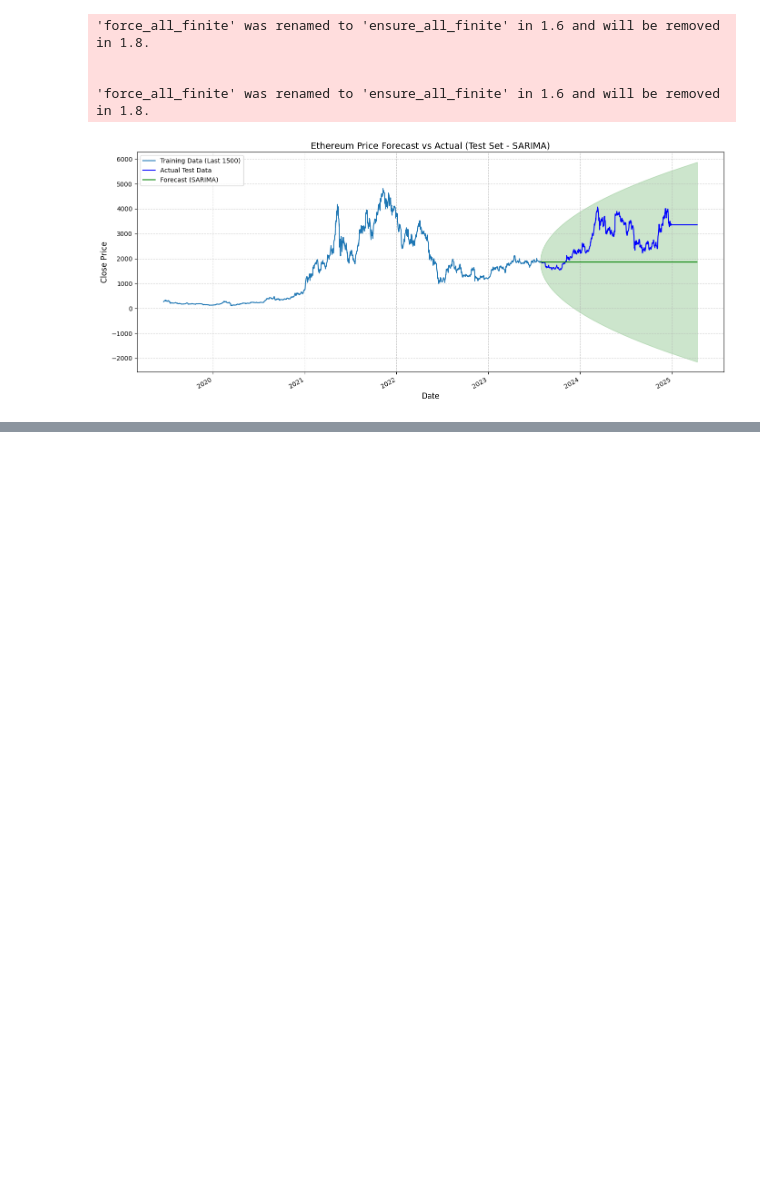
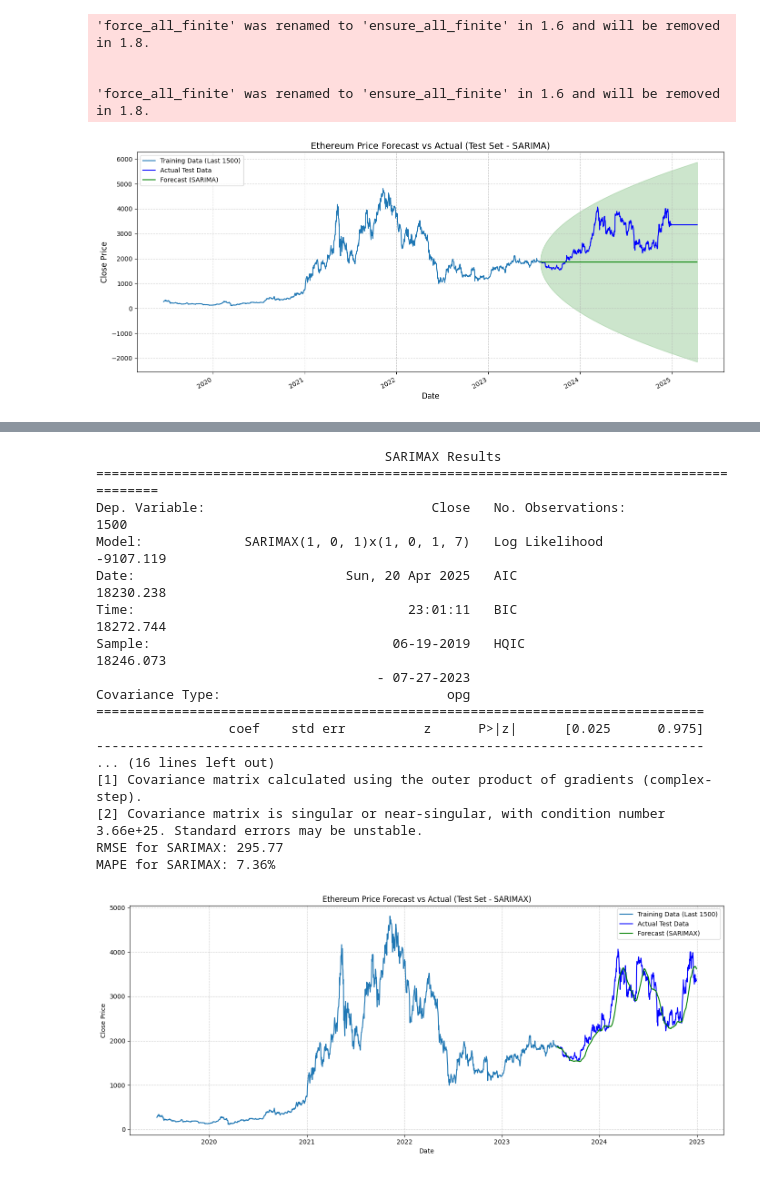
Before and after one commit to PatheticUser/ARIMA, a Jupyter notebook: main.ipynb, the cells around one changed output, grey strips where cells are left out. Drawn from its saved outputs; the diff is of its cells as text; code cells hidden in the pictures; blank space fills up the shorter version.

```diff
--- a/main.ipynb
+++ b/main.ipynb
@@ -939,0 +965,59 @@ ValueError: Out-of-sample operations in a model with a regression component requ
+# %%
+from statsmodels.tsa.statespace.sarimax import SARIMAX
+import pandas as pd
+from sklearn.metrics import mean_squared_error
+import numpy as np
+import matplotlib.pyplot as plt
+import matplotlib.dates as mdates
+
+# Prepare training data
+train_df_subset = train_data['Close'][-1500:]
+exog_train = train_data[['Volume', 'MA_30', 'MA_90']].iloc[-1500:]
+
+# Prepare test data
+exog_test = merged_test_data[['Volume', 'MA_30', 'MA_90']]
+
+# Drop NaNs from exog_test and sync the test data accordingly
+valid_rows = ~exog_test.isna().any(axis=1)
+exog_test_clean = exog_test[valid_rows]
+merged_test_data_clean = merged_test_data.loc[exog_test_clean.index]
+
+# Fit SARIMAX model
+order = (1, 0, 1)
+seasonal_order = (1, 0, 1, 7)
+model_sarimax = SARIMAX(train_df_subset, order=order, seasonal_order=seasonal_order, exog=exog_train)
+results_sarimax = model_sarimax.fit(disp=False)
+
+print(results_sarimax.summary())
+
+# Forecast
+start = len(train_df_subset)
+forecast = results_sarimax.predict(start=start, end=start + len(exog_test_clean) - 1, exog=exog_test_clean)
+forecast_series = pd.Series(forecast, index=merged_test_data_clean.index)
+
+# Evaluation
+rmse = np.sqrt(mean_squared_error(merged_test_data_clean['Close'], forecast_series))
+print(f'RMSE for SARIMAX: {rmse:.2f}')
+
+def calculate_mape(y_true, y_pred):
+    y_true, y_pred = np.array(y_true), np.array(y_pred)
+    return np.mean(np.abs((y_true - y_pred) / y_true)) * 100
+
+mape = calculate_mape(merged_test_data_clean['Close'], forecast_series)
+print(f'MAPE for SARIMAX: {mape:.2f}%')
+
+# Plotting
+plt.figure(figsize=(14, 6))
+plt.plot(train_df_subset.index, train_df_subset, label='Training Data (Last 1500)')
+plt.plot(merged_test_data_clean['Close'], label='Actual Test Data', color='blue')
+plt.plot(forecast_series, label='Forecast (SARIMAX)', color='green')
+plt.gca().xaxis.set_major_formatter(mdates.DateFormatter('%Y'))
+plt.gca().xaxis.set_major_locator(mdates.YearLocator())
+plt.grid(True, linestyle='--', alpha=0.6)
+plt.xlabel('Date')
+plt.ylabel('Close Price')
+plt.title('Ethereum Price Forecast vs Actual (Test Set - SARIMAX)')
+plt.legend()
+plt.tight_layout()
+plt.show()
+# %% [output]
@@ -939,0 +1031,18 @@ ValueError: Out-of-sample operations in a model with a regression component requ
+                                     SARIMAX Results
+=========================================================================================
+Dep. Variable:                             Close   No. Observations:                 1500
+Model:             SARIMAX(1, 0, 1)x(1, 0, 1, 7)   Log Likelihood               -9107.119
+Date:                           Sun, 20 Apr 2025   AIC                          18230.238
+Time:                                   23:01:11   BIC                          18272.744
+Sample:                               06-19-2019   HQIC                         18246.073
+                                    - 07-27-2023
+Covariance Type:                             opg
+==============================================================================
+                 coef    std err          z      P>|z|      [0.025      0.975]
+------------------------------------------------------------------------------
+... (16 lines left out)
+[1] Covariance matrix calculated using the outer product of gradients (complex-step).
+[2] Covariance matrix is singular or near-singular, with condition number 3.66e+25. Standard errors may be unstable.
+RMSE for SARIMAX: 295.77
+MAPE for SARIMAX: 7.36%
+[figure, added]
```
Also changed, not shown: parts of 10 cells of this notebook.
